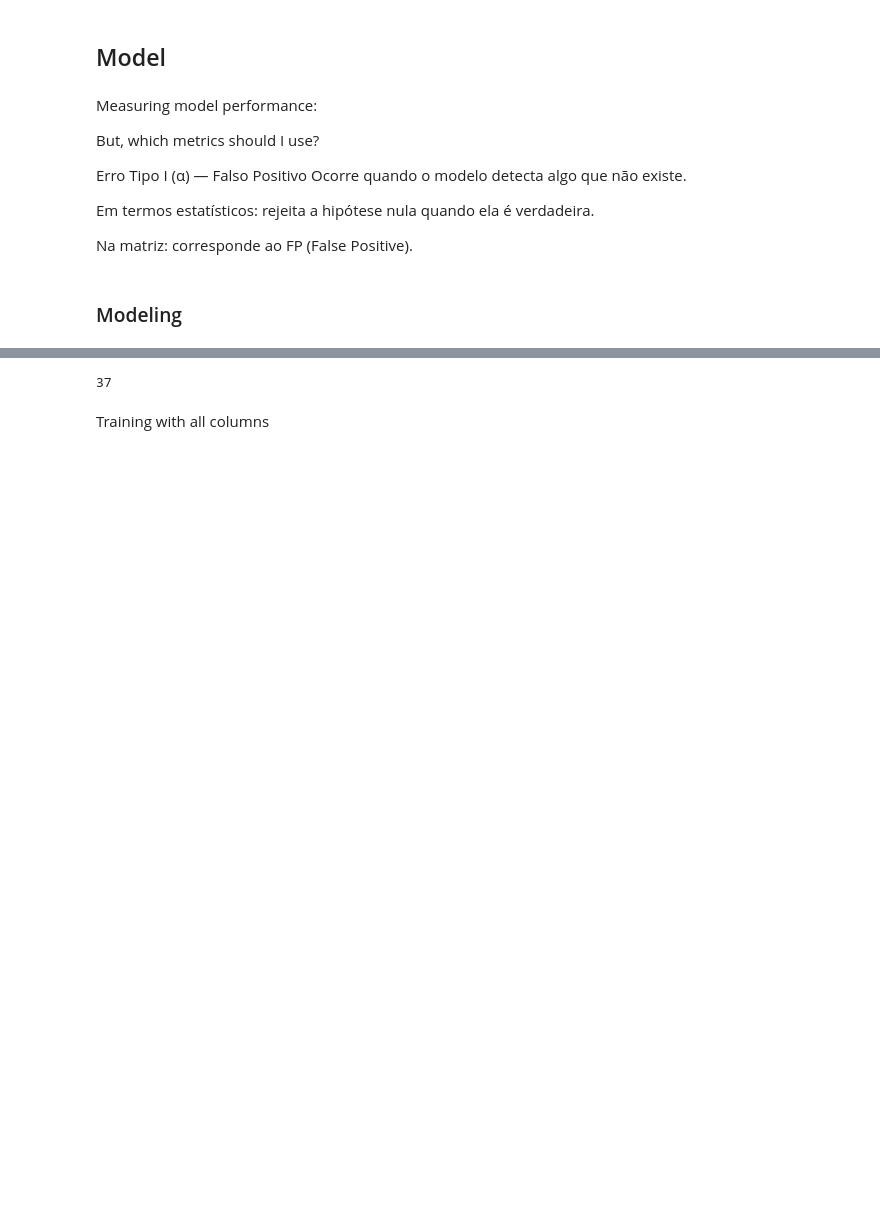
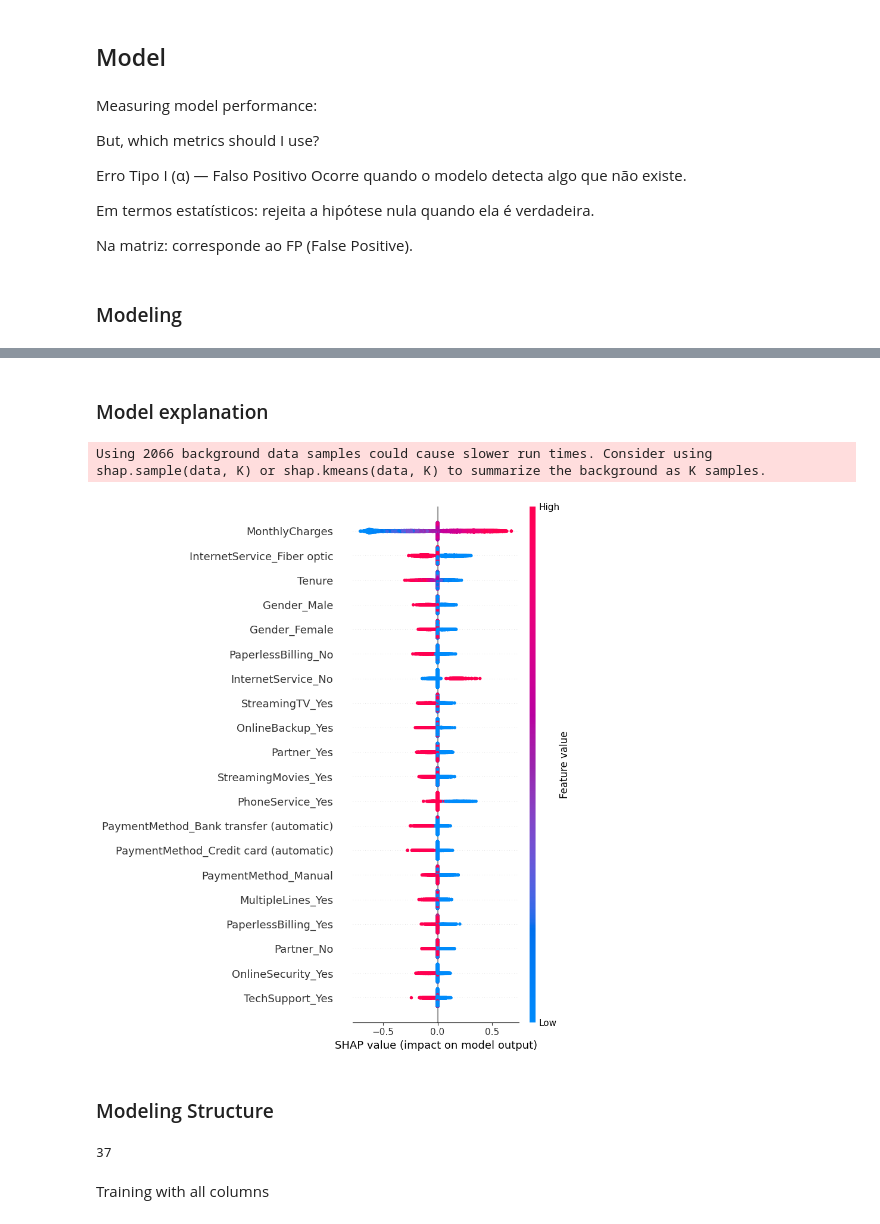
Before and after one commit to Vinni-Anddrade/customer-churn, a Jupyter notebook: notebooks/customer_churn_analysis.ipynb, the cells around one changed output, grey strips where cells are left out. Drawn from its saved outputs; the diff is of its cells as text; code cells hidden in the pictures; blank space fills up the shorter version.

Commit message:
Adding Shap Analysis of features

```diff
--- a/notebooks/customer_churn_analysis.ipynb
+++ b/notebooks/customer_churn_analysis.ipynb
@@ -615,3 +616,20 @@ Logit Regression Results
+# %% [markdown]
+### Model explanation
+# %%
+def predict_probability(X):
+    return base_model.predict(X)
+# %%
+explainer = shap.KernelExplainer(predict_probability, X_test)
+# %% [output]
+Using 2066 background data samples could cause slower run times. Consider using shap.sample(data, K) or shap.kmeans(data, K) to summarize the background as K samples.
+# %%
+shap_values = explainer.shap_values(X_test, nsamples=200)
+# %%
+shap.summary_plot(shap_values, X_test)
+# %% [output]
+[figure, added]
+# %% [markdown]
+### Modeling Structure
 # %%
 model_params = {
     "LogisticRegression":{
```
Also changed, not shown: parts of 4 cells of this notebook.
